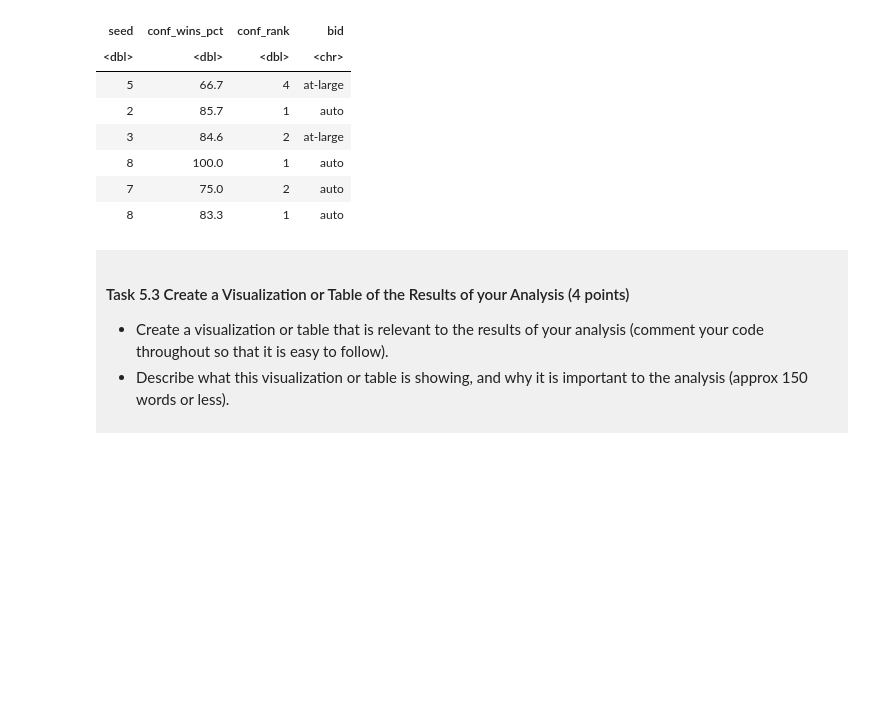
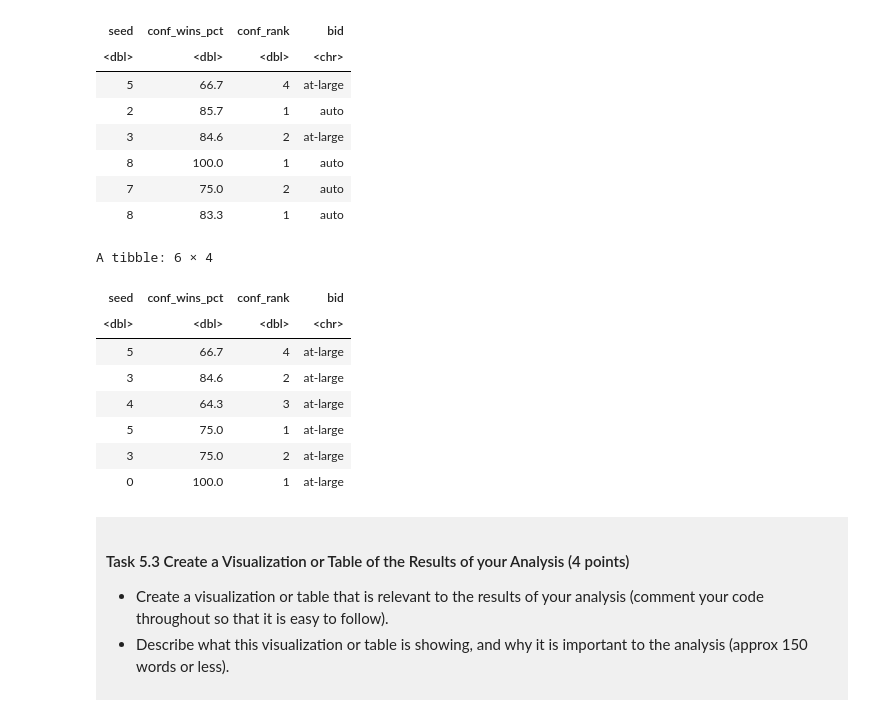
Before and after one commit to reyvet/dsci-100-project-betty-wu, a Jupyter notebook: dsci-100-project-notebook.ipynb, the cells around one changed output. Saved outputs shown, nothing was run; the diff lists cells and outputs as text; code cells hidden in the pictures; blank space fills up the shorter version.

Commit message:
loaded rsample package, split the data by a proportion of 75%

```diff
--- a/dsci-100-project-notebook.ipynb
+++ b/dsci-100-project-notebook.ipynb
@@ -501,7 +492,21 @@ A tibble: 6 × 4
 | 8 | 83.3 | 1 | auto |
 # %%
 # tuning the classifier and running cross validation to determine the most accurate predictors
-set.seed(0726) # set the seed to a random number so the work can be reproducible
+# first split the data into training and testing sets
+split_data <- initial_split(conf_data, prop = .75, strata = bid)
+train_set <- training(split_data)
+test_set <- testing(split_data)
+head(train_set)
+# %% [output]
+A tibble: 6 × 4
+| seed | conf_wins_pct | conf_rank | bid |
+| <dbl> | <dbl> | <dbl> | <chr> |
+| 5 | 66.7 | 4 | at-large |
+| 3 | 84.6 | 2 | at-large |
+| 4 | 64.3 | 3 | at-large |
+| 5 | 75.0 | 1 | at-large |
+| 3 | 75.0 | 2 | at-large |
+| 0 | 100.0 | 1 | at-large |
 # %% [markdown]
 <div style="background-color: #f0f0f0; padding: 10px;">
 
```
Also changed, not shown: parts of 1 cell of this notebook.
